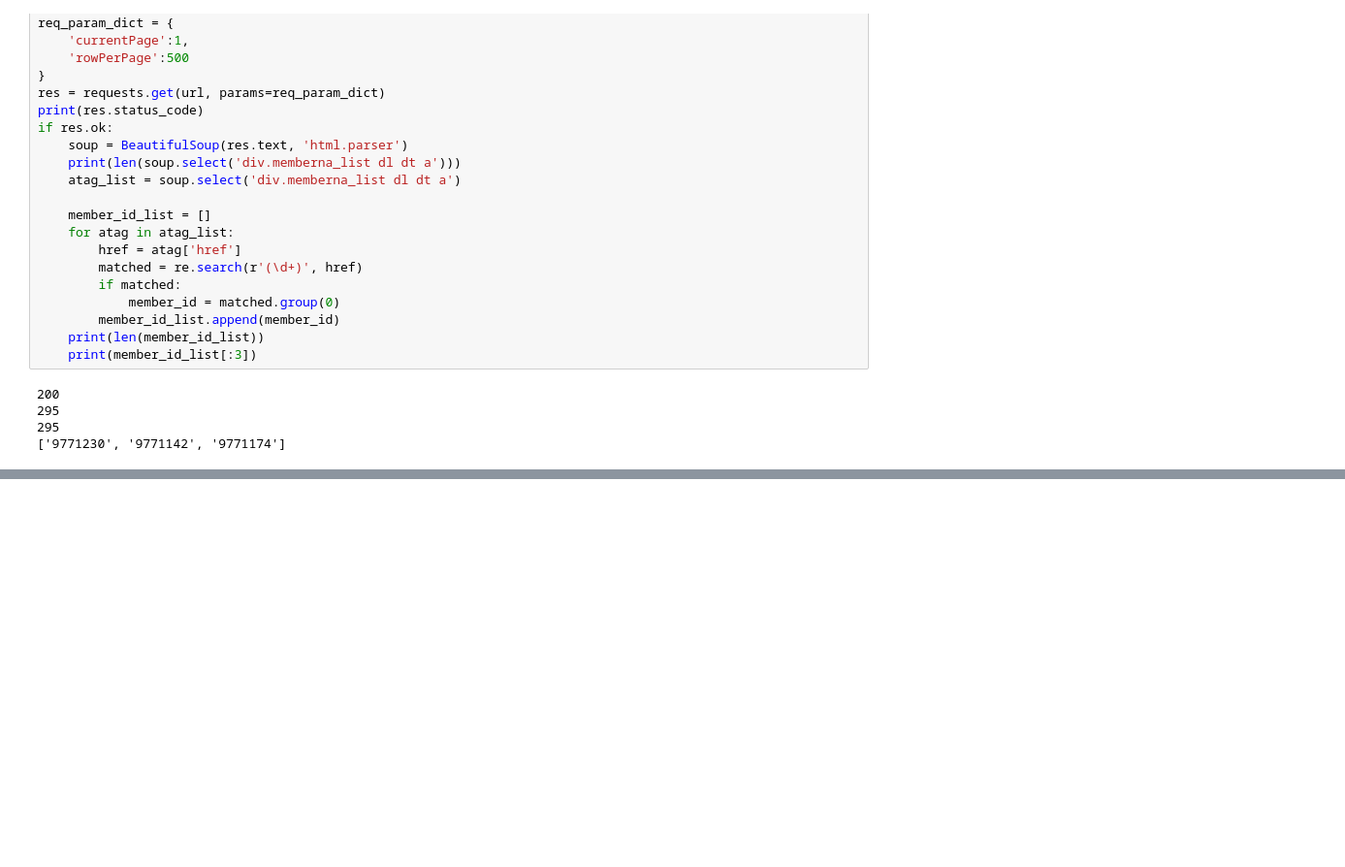
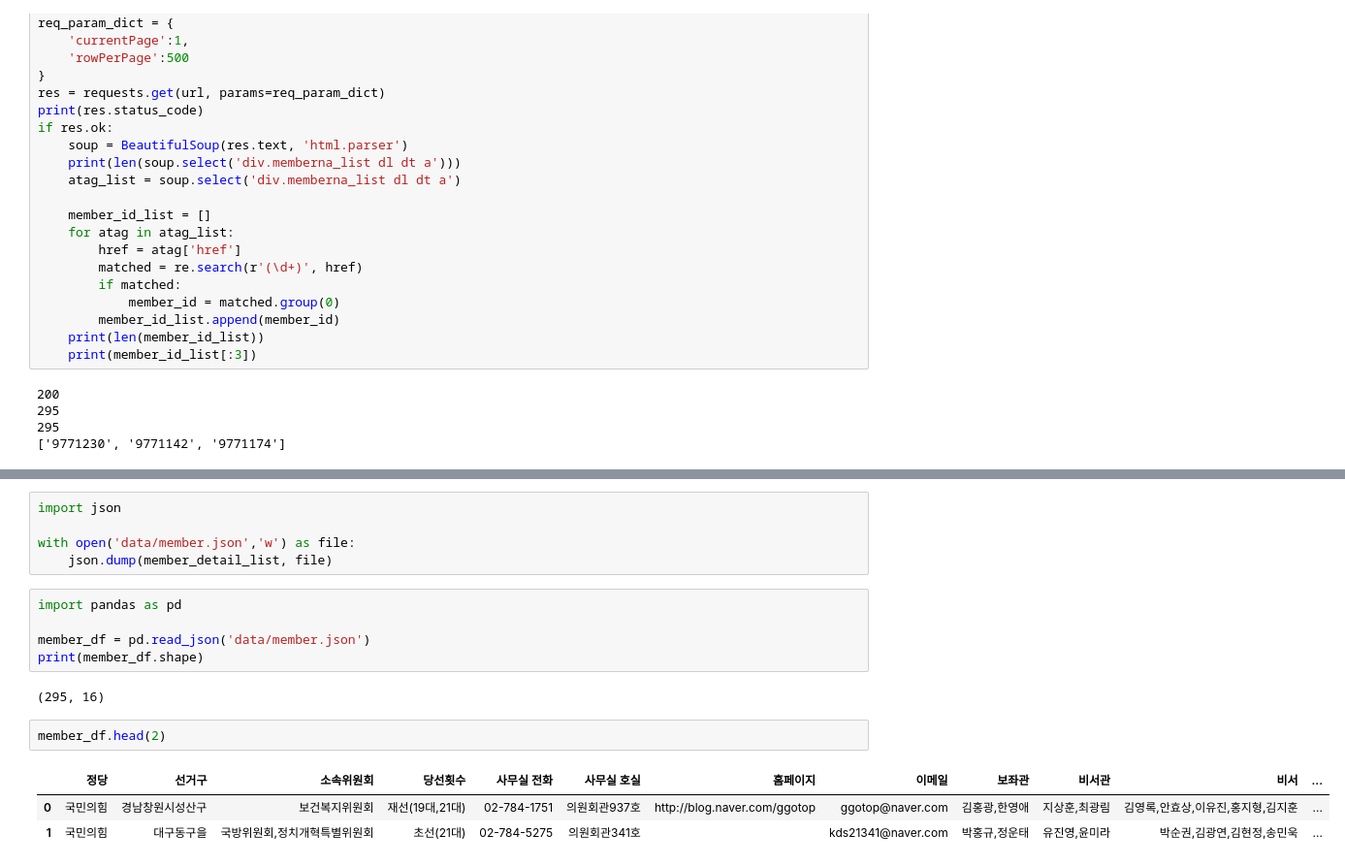
Before and after one commit to TheMatw/python_webscraping, a Jupyter notebook: 08국회의원현황.ipynb, the cells around one changed output, grey strips where cells are left out. Shown: that part at 97% size. Cells and saved outputs as stored; diff of their text form; blank space fills up the shorter version.

```diff
--- a/08국회의원현황.ipynb
+++ b/08국회의원현황.ipynb
@@ -89,0 +99,18 @@ https://www.assembly.go.kr/assm/memPop/memPopup.do?dept_cd=9771142
+# %%
+import json
+
+with open('data/member.json','w') as file:
+    json.dump(member_detail_list, file)
+# %%
+import pandas as pd
+
+member_df = pd.read_json('data/member.json')
+print(member_df.shape)
+# %% [output]
+(295, 16)
+# %%
+member_df.head(2)
+# %% [output]
+|  | 정당 | 선거구 | 소속위원회 | 당선횟수 | 사무실 전화 | 사무실 호실 | 홈페이지 | 이메일 | 보좌관 | 비서관 | 비서 | ... |
+| 0 | 국민의힘 | 경남창원시성산구 | 보건복지위원회 | 재선(19대,21대) | 02-784-1751 | 의원회관937호 | http://blog.naver.com/ggotop | ggotop@naver.com | 김홍광,한영애 | 지상훈,최광림 | 김영록,안효상,이유진,홍지형,김지훈 | ... |
+| 1 | 국민의힘 | 대구동구을 | 국방위원회,정치개혁특별위원회 | 초선(21대) | 02-784-5275 | 의원회관341호 |  | kds21341@naver.com | 박홍규,정운태 | 유진영,윤미라 | 박순권,김광연,김현정,송민욱 | ... |
```
Also changed, not shown: parts of 7 cells of this notebook.
